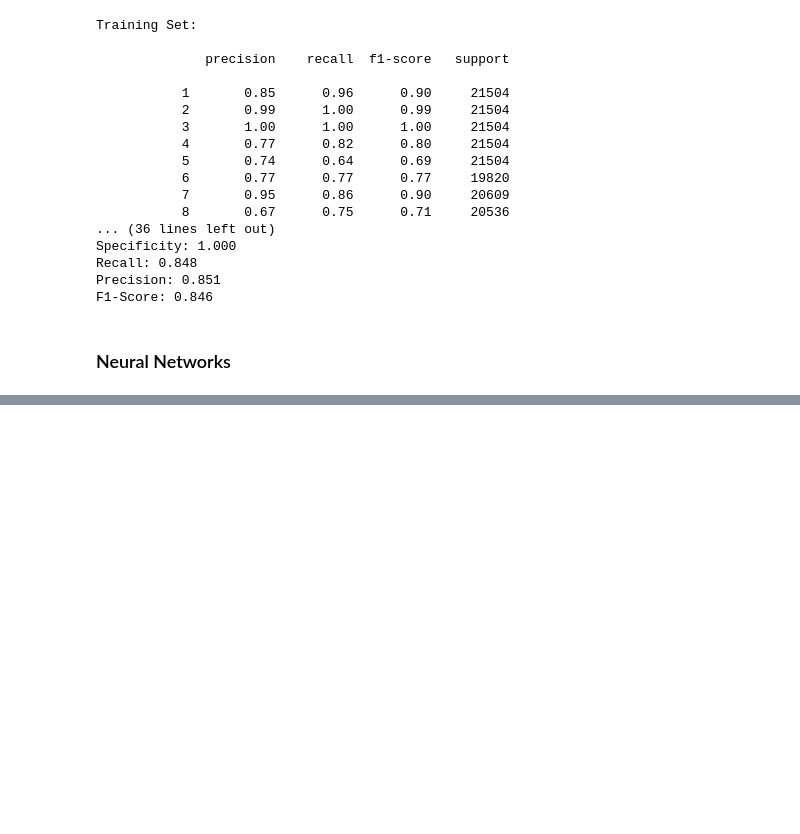
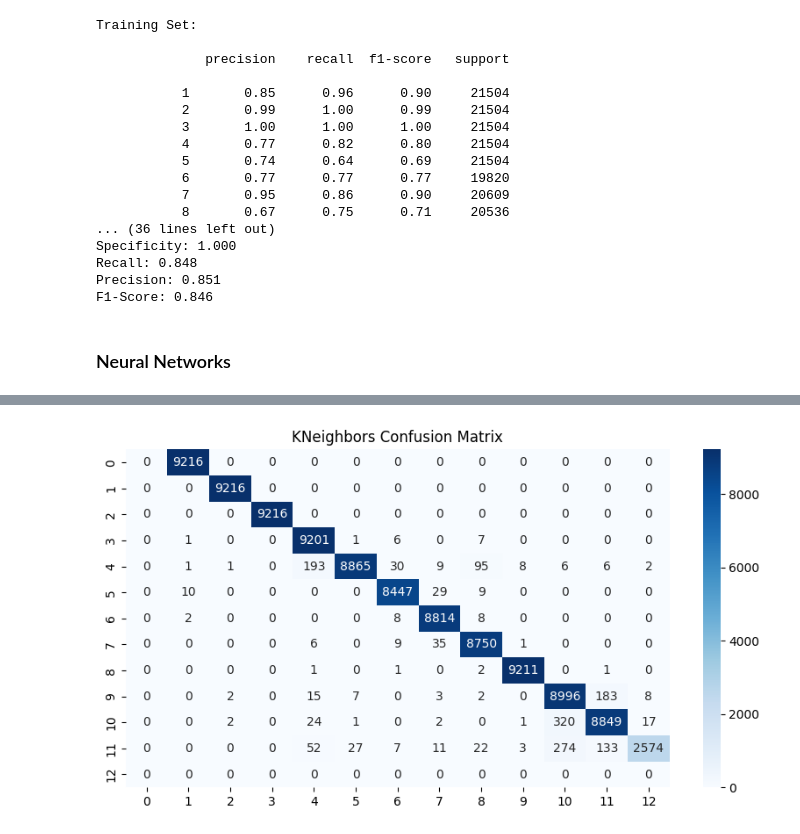
Before and after one commit to hannanote/Mobile_Health_Human_Behavior_Analysis_Project, a Jupyter notebook: MOBILE_HEALTH.ipynb, the cells around one changed output, grey strips where cells are left out. Cells and saved outputs as stored; diff of their text form; code cells hidden in the pictures; blank space fills up the shorter version.

```diff
--- a/MOBILE_HEALTH.ipynb
+++ b/MOBILE_HEALTH.ipynb
@@ -897,18 +834,12 @@ F1-Score: 0.846
 from tensorflow.keras.models import Sequential
 from tensorflow.keras.layers import Dense, Dropout
 from sklearn.preprocessing import LabelEncoder
-import numpy as np
 
 # Encode labels to start from 0
 label_encoder = LabelEncoder()
 y_train_encoded = label_encoder.fit_transform(y_train)
 y_test_encoded = label_encoder.transform(y_test)
 
-# Convert X_train to float32
-X_train = X_train.astype('float32')
-X_test = X_test.astype('float32')
-
-# Define model
 model = Sequential([
     Dense(64, input_dim=X_train.shape[1], activation='relu'),
     Dropout(0.5),
@@ -999,0 +939,23 @@ y.value_counts().plot(kind='bar')
+# %%
+knn = KNeighborsClassifier(n_neighbors=15, p=1, weights='uniform')
+knn.fit(X_train, y_train)
+y_test_pred = knn.predict(X_test)
+print("\nTest Set:\n")
+print(classification_report(y_test, y_test_pred))
+matrix = confusion_matrix(y_test, y_test_pred)
+print(matrix)
+TN = matrix[0, 0]
+FP = matrix[0, 1]
+FN = matrix[1, 0]
+TP = matrix[1, 1]
+accuracy = accuracy_score(y_test, y_test_pred)
+specificity = (TN / (TN + FP))
+recall = recall_score(y_test, y_test_pred, average='macro')
+precision = precision_score(y_test, y_test_pred,average='macro')
+f1 = f1_score(y_test, y_test_pred, average='macro')
+
+print('Accuracy: %.3f' % accuracy)
+print('Specificity: %.3f' % specificity)
+print('Recall: %.3f' % recall)
+print('Precision: %.3f' % precision)
+print('F1-Score: %.3f' % f1)
@@ -999,0 +980,12 @@ y.value_counts().plot(kind='bar')
+# %%
+# Confusion Matrix
+cm = confusion_matrix(y_test_encoded, y_test_pred)
+
+# Confusion Matrix
+plt.figure(figsize=(10, 5))
+sns.heatmap(cm, annot=True, fmt="d", cmap="Blues")
+
+plt.title("KNeighbors Confusion Matrix")
+plt.show()
+# %% [output]
+[figure, added]
```
Also changed, not shown: parts of 23 cells of this notebook.
